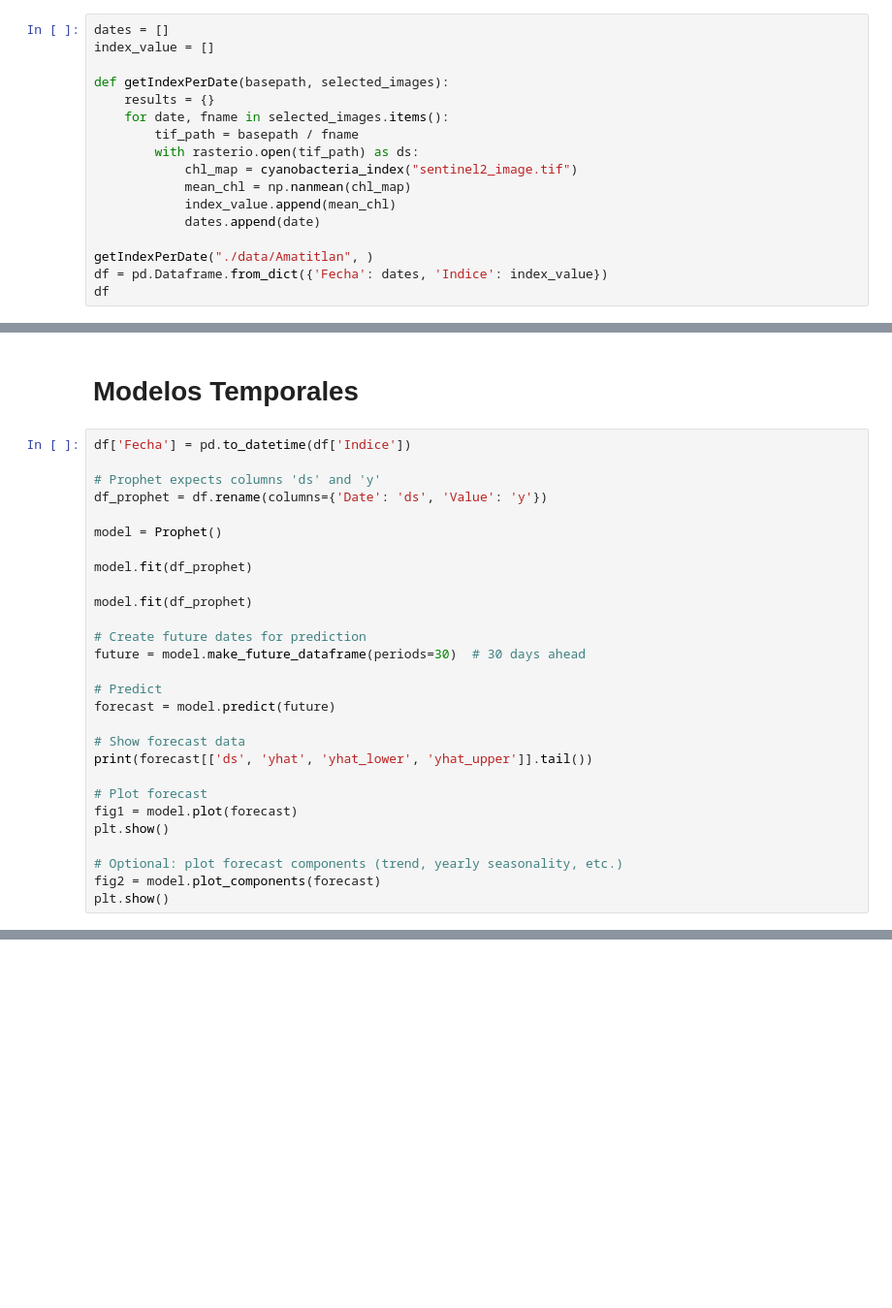
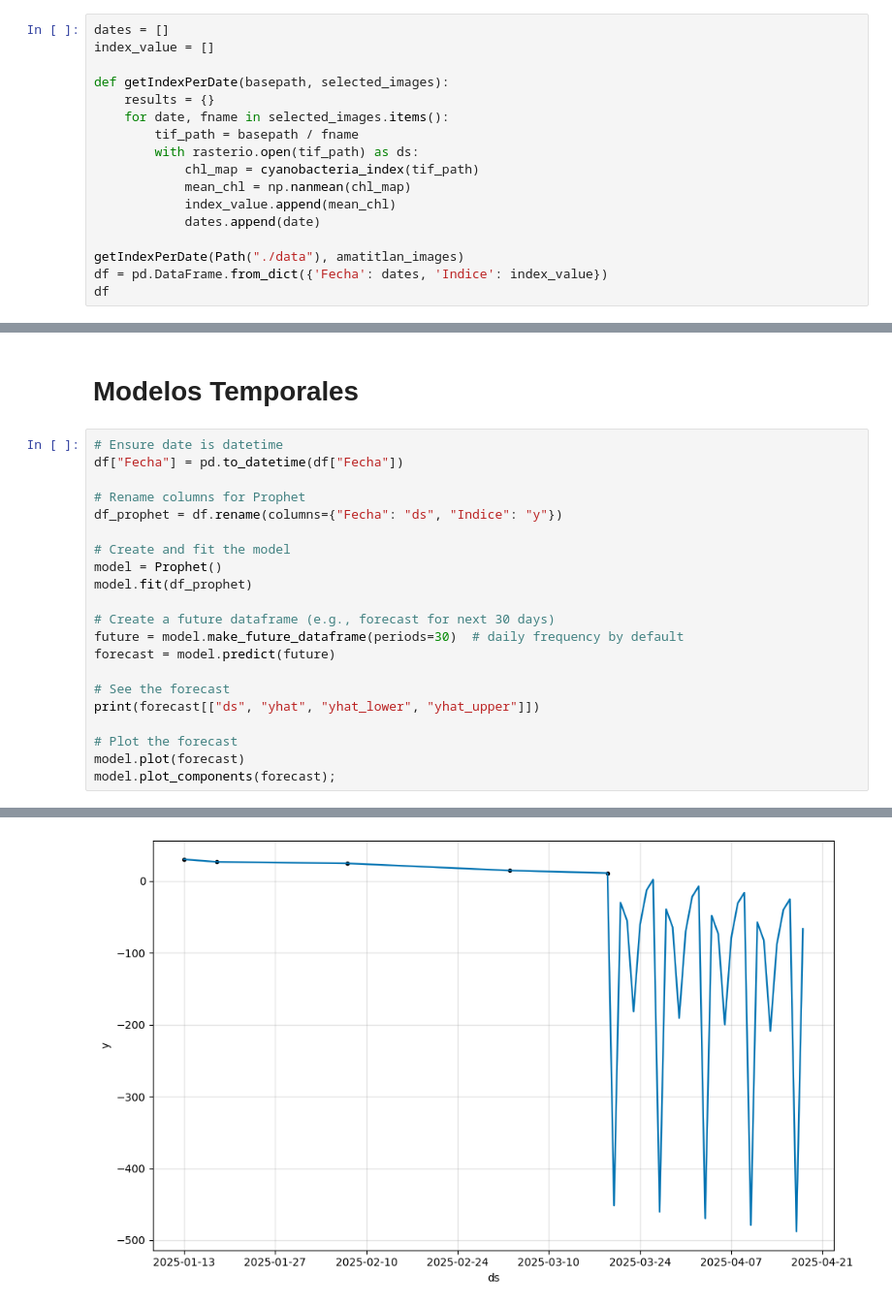
Before and after one commit to DanielRasho/DS-Lab5, a Jupyter notebook: report.ipynb, the cells around one changed output, grey strips where cells are left out. Shown at 97% size. Drawn from its saved outputs; the diff is of its cells as text; blank space fills up the shorter version.

Commit message:
feat: create temporal model

```diff
--- a/report.ipynb
+++ b/report.ipynb
@@ -161,11 +166,11 @@ def getIndexPerDate(basepath, selected_images):
     for date, fname in selected_images.items():
         tif_path = basepath / fname
         with rasterio.open(tif_path) as ds:
-            chl_map = cyanobacteria_index("sentinel2_image.tif")
+            chl_map = cyanobacteria_index(tif_path)
             mean_chl = np.nanmean(chl_map)
             index_value.append(mean_chl)
             dates.append(date)
 
-getIndexPerDate("./data/Amatitlan", )
-df = pd.Dataframe.from_dict({'Fecha': dates, 'Indice': index_value})
+getIndexPerDate(Path("./data"), amatitlan_images)
+df = pd.DataFrame.from_dict({'Fecha': dates, 'Indice': index_value})
 df
@@ -172,30 +184,24 @@ df
 # %% [markdown]
 # Modelos Temporales
 # %%
-df['Fecha'] = pd.to_datetime(df['Indice'])
+# Ensure date is datetime
+df["Fecha"] = pd.to_datetime(df["Fecha"])
 
-# Prophet expects columns 'ds' and 'y'
-df_prophet = df.rename(columns={'Date': 'ds', 'Value': 'y'})
+# Rename columns for Prophet
+df_prophet = df.rename(columns={"Fecha": "ds", "Indice": "y"})
 
+# Create and fit the model
 model = Prophet()
-
 model.fit(df_prophet)
 
-model.fit(df_prophet)
-
-# Create future dates for prediction
-future = model.make_future_dataframe(periods=30)  # 30 days ahead
-
-# Predict
+# Create a future dataframe (e.g., forecast for next 30 days)
+future = model.make_future_dataframe(periods=30)  # daily frequency by default
 forecast = model.predict(future)
 
-# Show forecast data
-print(forecast[['ds', 'yhat', 'yhat_lower', 'yhat_upper']].tail())
+# See the forecast
+print(forecast[["ds", "yhat", "yhat_lower", "yhat_upper"]])
 
-# Plot forecast
-fig1 = model.plot(forecast)
-plt.show()
-
-# Optional: plot forecast components (trend, yearly seasonality, etc.)
-fig2 = model.plot_components(forecast)
-plt.show()
+# Plot the forecast
+model.plot(forecast)
+model.plot_components(forecast);
+# %% [output]
@@ -201,0 +227 @@ plt.show()
+[figure, added]
```
Also changed, not shown: parts of 3 cells of this notebook.
